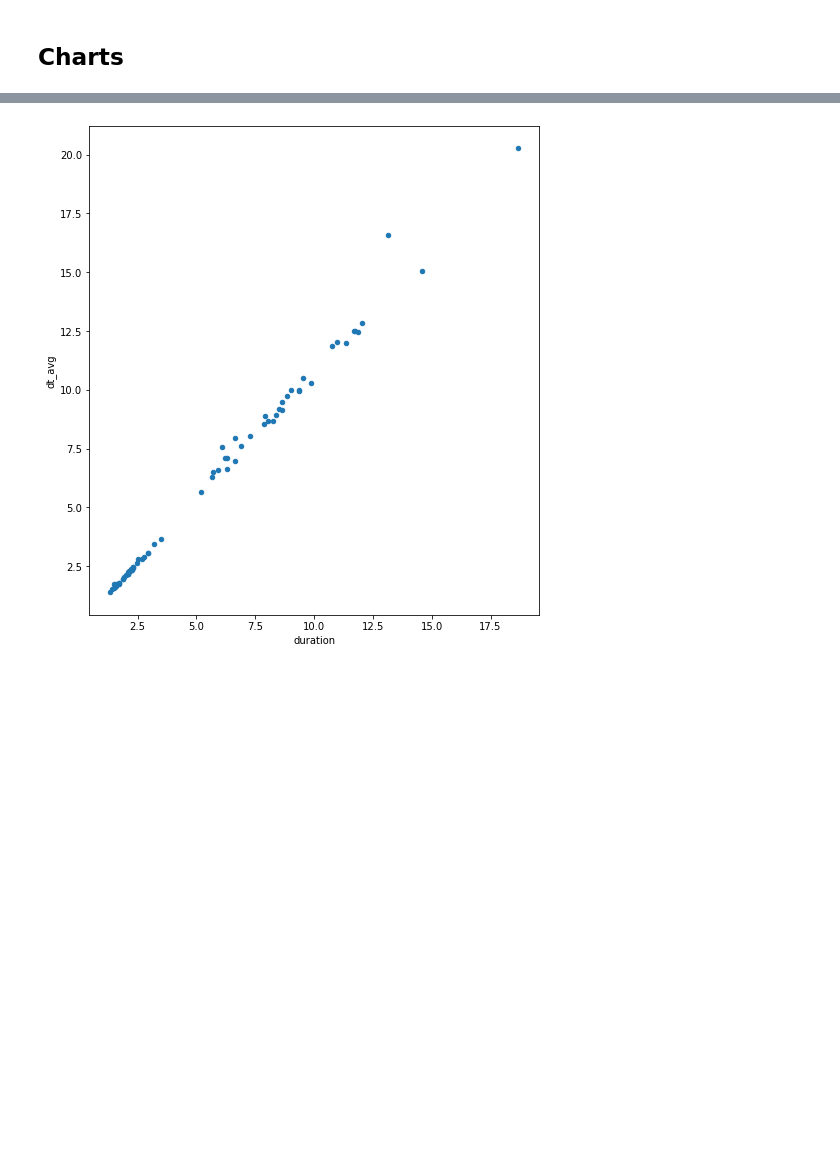
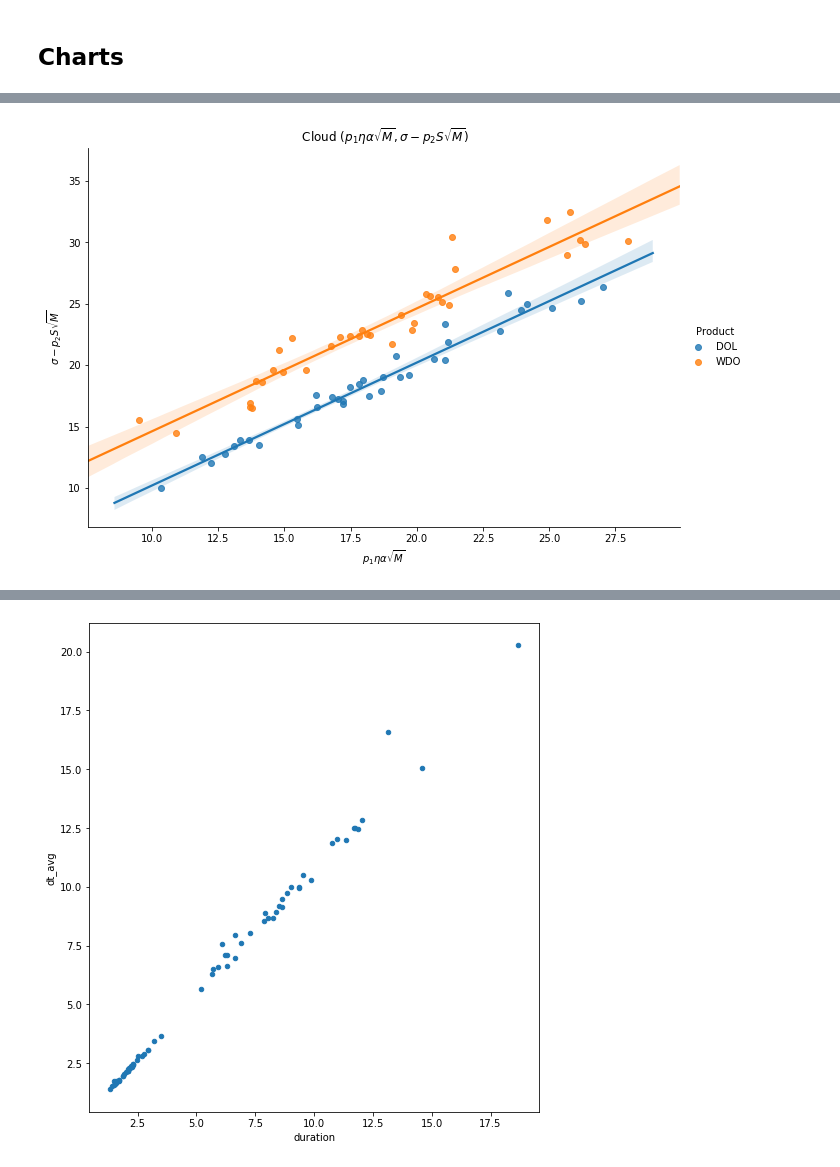
Before and after one commit to fagan2888/UZStats, a Jupyter notebook: armadaticksdfsloop.ipynb, the cells around one changed output, grey strips where cells are left out. Drawn from its saved outputs; the diff is of its cells as text; code cells hidden in the pictures; blank space fills up the shorter version.

```diff
--- a/armadaticksdfsloop.ipynb
+++ b/armadaticksdfsloop.ipynb
@@ -147,0 +212,9 @@ DF_STATS
+# %%
+sns.lmplot(x='p1*eta*alpha*sqrt(M)', y='sigma-p2*S*sqrt(M)', hue='Product', data=DF_STATS_PLOT,\
+          height=6, aspect=1.5);
+plt.title(r' Cloud ('
+          r'$p_{1}\eta\alpha\sqrt{M}, \sigma-p_{2}S\sqrt{M})$');
+plt.xlabel(r'$p_{1}\eta\alpha\sqrt{M}$');
+plt.ylabel(r'$\sigma-p_{2}S\sqrt{M}$');
+# %% [output]
+[figure, added]
```
Also changed, not shown: parts of 79 cells of this notebook.
